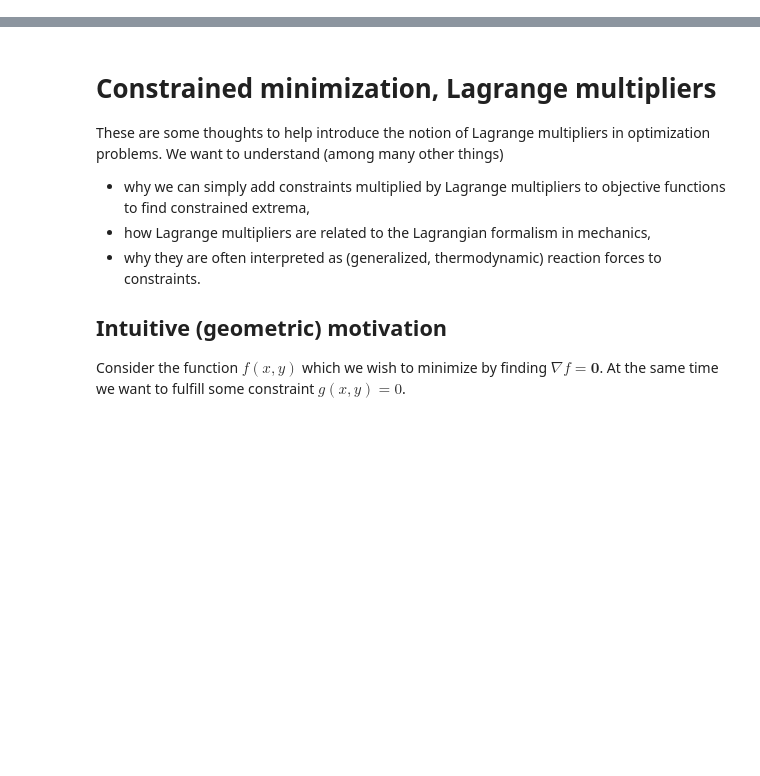
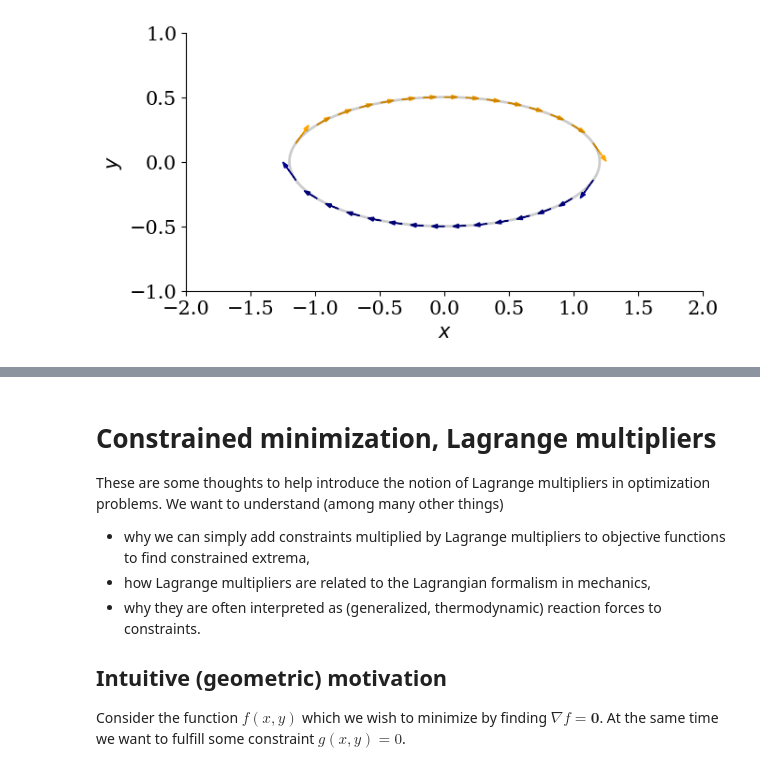
Before and after one commit to nagelt/Numerical_Methods_Introduction, a Jupyter notebook: constrained_minimum.ipynb, the cells around one changed output, grey strips where cells are left out. Cells and saved outputs as stored; diff of their text form; code cells hidden in the pictures; blank space fills up the shorter version.

```diff
--- a/constrained_minimum.ipynb
+++ b/constrained_minimum.ipynb
@@ -14,0 +79,29 @@ https://tu-freiberg.de/en/soilmechanics
+# %%
+#HIDDEN
+p = lambda x,y: -1 + (x/1.2)**2 + (y/0.5)**2
+
+dy_dx = lambda x,y: -(0.5/1.2)**2 * x/y
+
+y_p = lambda x: np.sqrt((1 - (x/1.2)**2)*0.25)
+y_n = lambda x: -np.sqrt((1 - (x/1.2)**2)*0.25)
+
+fig, ax = plt.subplots(figsize=(7,7))
+A = np.linspace(-2, 2, 1000) # resolution of the contour
+X,Y = np.meshgrid(A,A)
+cset = ax.contour(X, Y, p(X,Y), levels = [0], colors=['black'],alpha = 0.2)
+
+xs = np.linspace(-1.15,1.15,15)
+
+for x in xs:
+    ax.arrow(x,y_p(x),0.1,dy_dx(x,y_p(x))*0.1,color='orange',length_includes_head='true',head_width=0.03)
+    ax.arrow(x,y_n(x),-0.1,dy_dx(x,y_n(x))*-0.1,color='darkblue',length_includes_head='true',head_width=0.03)
+
+ax.set_xlabel('$x$')
+ax.set_xlim(-2, 2)
+ax.set_ylabel('$y$')
+ax.set_ylim(-1, 1)
+#ax.legend()
+ax.set_aspect('equal')
+fig.tight_layout()
+# %% [output]
+[figure, added]
```
Also changed, not shown: parts of 5 cells of this notebook.
